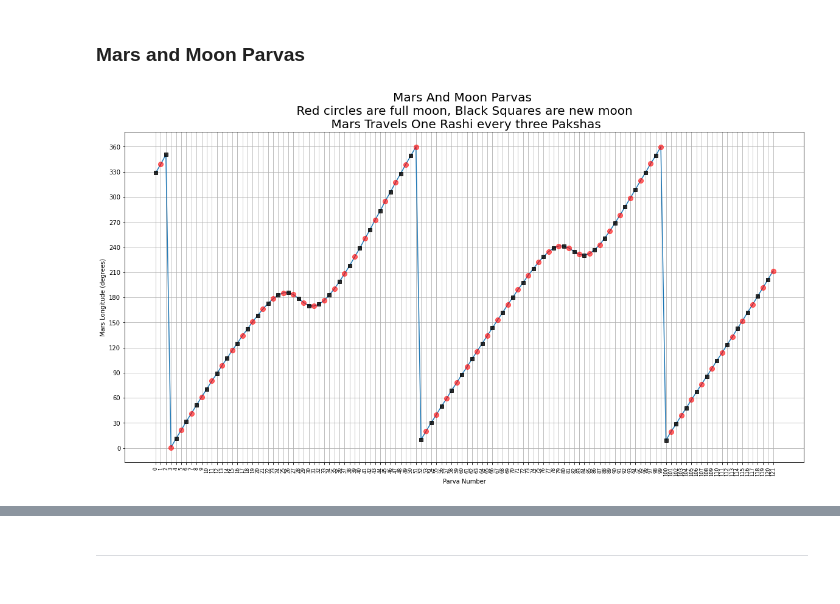
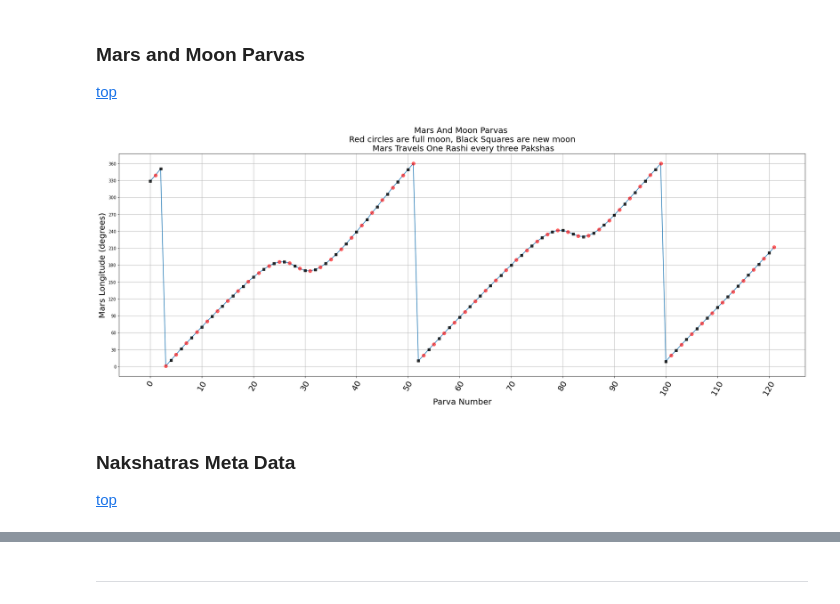
Before and after one commit to suchakr/cahc-utils, a Jupyter notebook: jyotisha/cahc_explore.ipynb, the cells around one changed output, grey strips where cells are left out. Saved outputs shown, nothing was run; the diff lists cells and outputs as text; code cells hidden in the pictures.

```diff
--- a/jyotisha/cahc_explore.ipynb
+++ b/jyotisha/cahc_explore.ipynb
@@ -156,5 +312,6 @@ nmsu.super_moon_histogram_by_epoch()
 # %% [markdown]
-### Mars and Moon Parvas <a class="anchor" id="Mars_and_Moon_Parvas">
+### Mars and Moon Parvas <a class="anchor" id="Mars_and_Moon_Parvas"></a>
+[top](#top_)
 # %%
 # [12:18 PM, 11/11/2021] Anand Vedic Astronomy:
 # oru plot venum. not urgent
@@ -180,36 +337,36 @@ try :
 	# 1/0
 	mars_yrs = pd.read_pickle(fn)
 except Exception as e:
 	print(e)
 	mars_yrs = pd.concat( [pp.get_planet_pos(jd) for jd in np.arange(jd_start, jd_start+366*nyears, 1/6)])#.plot(figsize=(20,10))
 	mars_yrs.to_pickle(fn)
 
 marspvt = mars_yrs.pivot_table(index=['jd', 'date'], columns='planet', values='elong').reset_index()#.set_index('jd')#.plot(figsize=(20,10))
 marspvt.date = marspvt.date.apply(lambda x: re.sub(":\d\d\.\d\d\d","",x))
 marspvt['moon_phase'] = (marspvt.Sun - marspvt.Moon)%360
 marspvt['mars_direction'] = np.sign(marspvt.Mars.diff()).apply(lambda x: 1 if x == 1.0 else -1)
 delta=1.1
 fm = marspvt[ [ (180-delta)<x<(180+delta) for x in marspvt.moon_phase] ].jd.diff()
 nm = marspvt[marspvt.moon_phase < 2.2].jd.diff()
 fm = fm[fm>1]
 nm = nm[nm>1]
 fm =-fm
 nfm = fm.copy().append(nm).sort_index()
 parvas = marspvt.loc[nfm.index]
 parvas['moon_parva'] = [ int(x) for x in (-np.sign(nfm.values)+1)/2]
 parvas['parva_diff'] = parvas.jd.diff()
 parvas = parvas[parvas.mars_direction > -2].reset_index()
 pd.options.display.float_format = '{:.2f}'.format
-ax=parvas.Mars.plot(figsize=(20,10))
+ax=parvas.Mars.plot(figsize=(30,10))
 parvas[parvas.moon_parva == 1].Mars.plot(ax=ax, marker='o', markersize=8, color='red', alpha=0.6, lw=0)
 parvas[parvas.moon_parva != 1].Mars.plot(ax=ax, marker='s', color='black', alpha=0.8, lw=0)
 
 ax.set_title('Mars And Moon Parvas \n Red circles are full moon, Black Squares are new moon \n Mars Travels One Rashi every three Pakshas', fontdict={'fontsize':20})
-ax.set_xlabel('Parva Number')
-ax.set_ylabel('Mars Longitude (degrees)')
-ax.set_xticks(np.arange(0,parvas.shape[0],1))
-ax.set_xticklabels(np.arange(0,parvas.shape[0],1), rotation=90, fontsize=8)
+ax.set_xlabel('Parva Number', fontdict={'fontsize':20})
+ax.set_ylabel('Mars Longitude (degrees)',fontdict={'fontsize':20})
+ax.set_xticks(np.arange(0,parvas.shape[0],10))
+ax.set_xticklabels(np.arange(0,parvas.shape[0],10), rotation=60, fontsize=20)
 ax.set_yticks(np.arange(0,361,30))
 ax.grid(True)
 # %% [output]
-[figure, old version]
+[figure, new version]
@@ -218,0 +373,3 @@ ax.grid(True)
+# %% [markdown]
+### Nakshatras Meta Data <a class="anchor" id="Nakshatras_Meta_Data"></a>
+[top](#top_)
```
Also changed, not shown: parts of 32 cells of this notebook, 13 other files.
